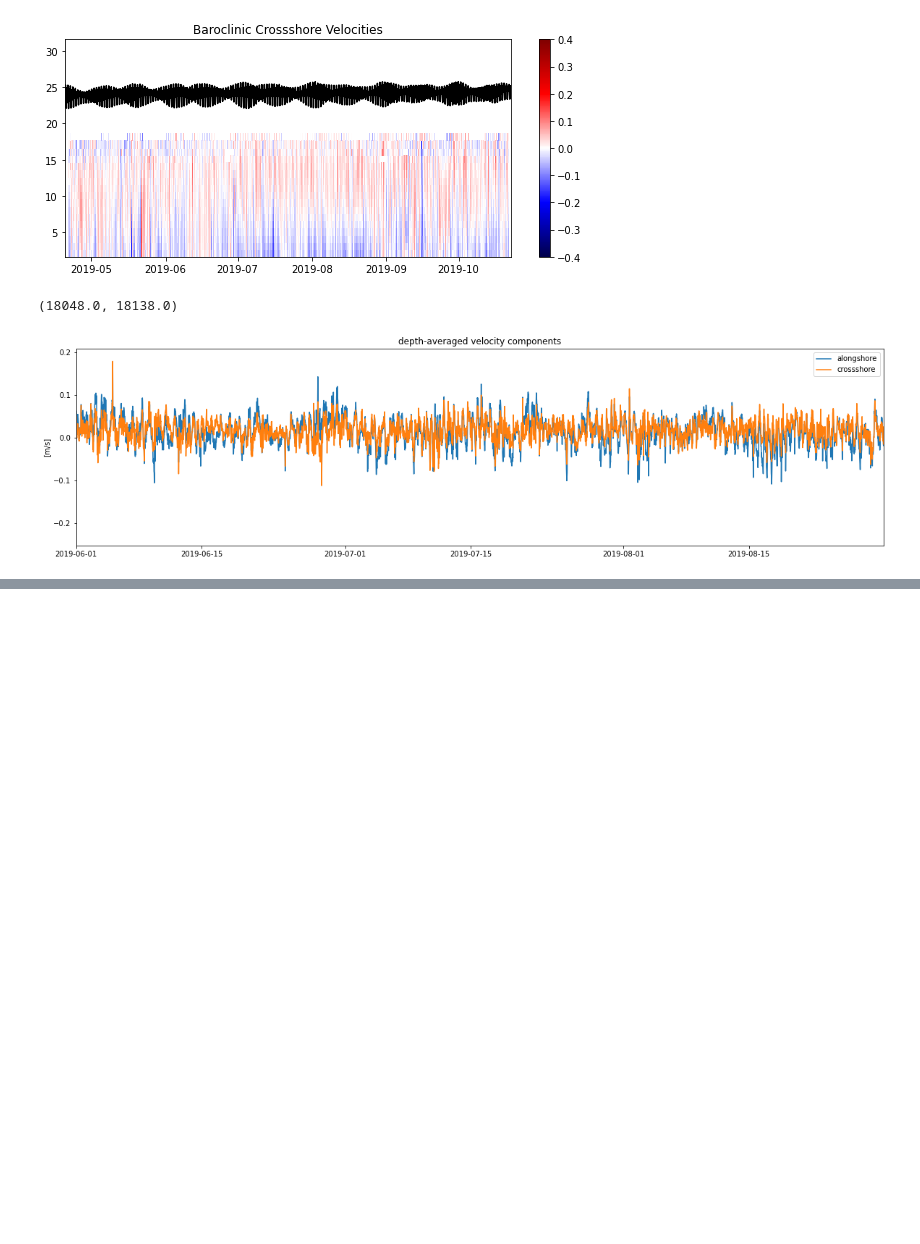
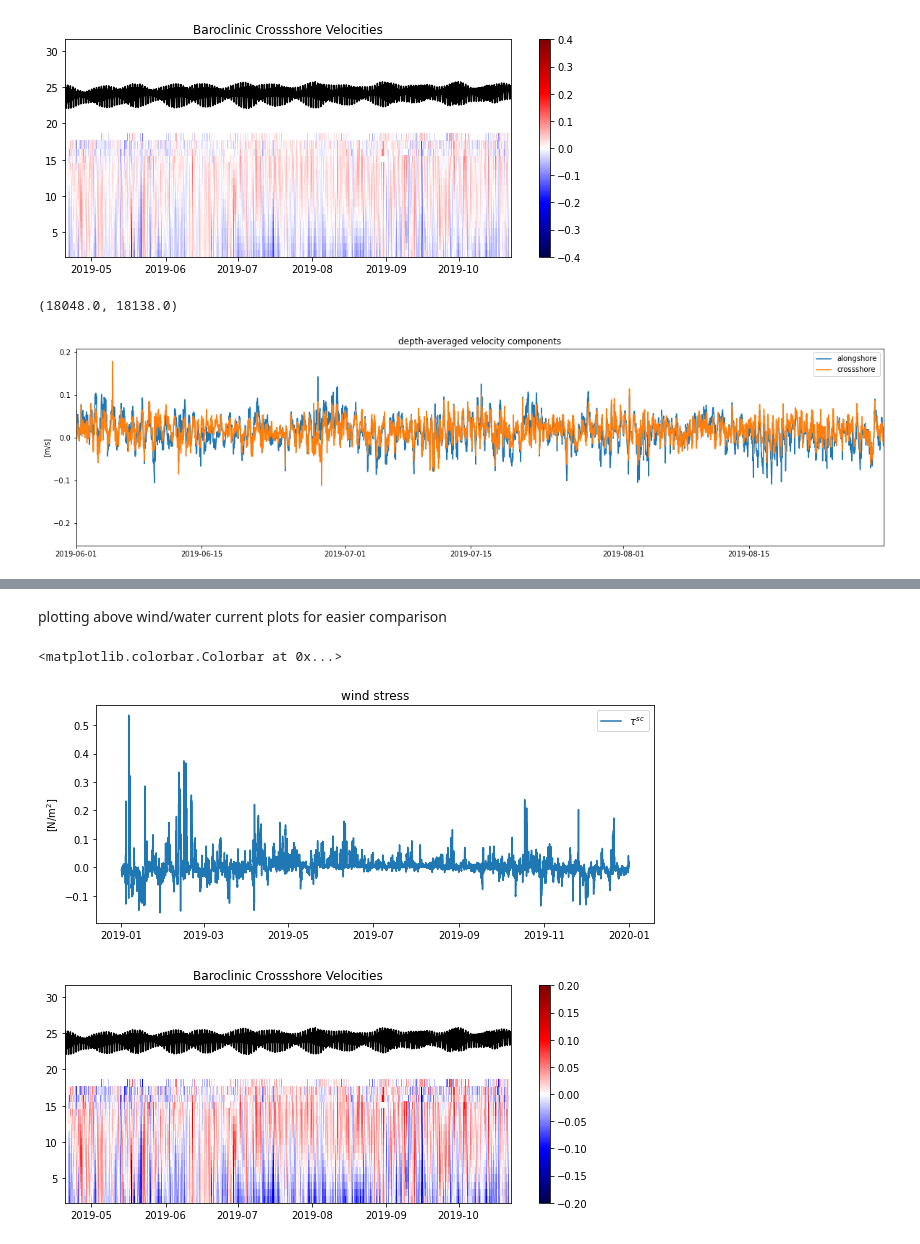
Before and after one commit to ascherer97/REU21, a Jupyter notebook: inshore_adcp_analysis.ipynb, the cells around one changed output, grey strips where cells are left out. Drawn from its saved outputs; the diff is of its cells as text; code cells hidden in the pictures; blank space fills up the shorter version.

```diff
--- a/inshore_adcp_analysis.ipynb
+++ b/inshore_adcp_analysis.ipynb
@@ -342,0 +394,19 @@ plt.xlim([t1,t2])
+# %% [markdown]
+plotting above wind/water current plots for easier comparison
+# %%
+plt.figure(figsize=(10,4))
+plt.plot(ds_wind['time'],ds_wind['tau_x'])
+plt.ylabel('[N/m$^2$]')
+plt.title('wind stress')
+plt.legend(['$\\tau^{sc}$','$\\tau^{sa}$'])
+
+plt.figure(figsize=(10,4))
+plt.pcolor(ds['time'],ds['bin_height'],ds['cs_bar'].where(good).T,cmap='seismic', shading='auto')
+plt.plot(ds['time'],ds['depth_from_pressure'],'k-') # convert from dPa to dbar
+plt.clim([-0.2,0.2])
+plt.title('Baroclinic Crossshore Velocities')
+plt.colorbar()
+# %% [output]
+<matplotlib.colorbar.Colorbar at 0x...>
+[figure, added]
+[figure, added]
```
Also changed, not shown: parts of 7 cells of this notebook.
